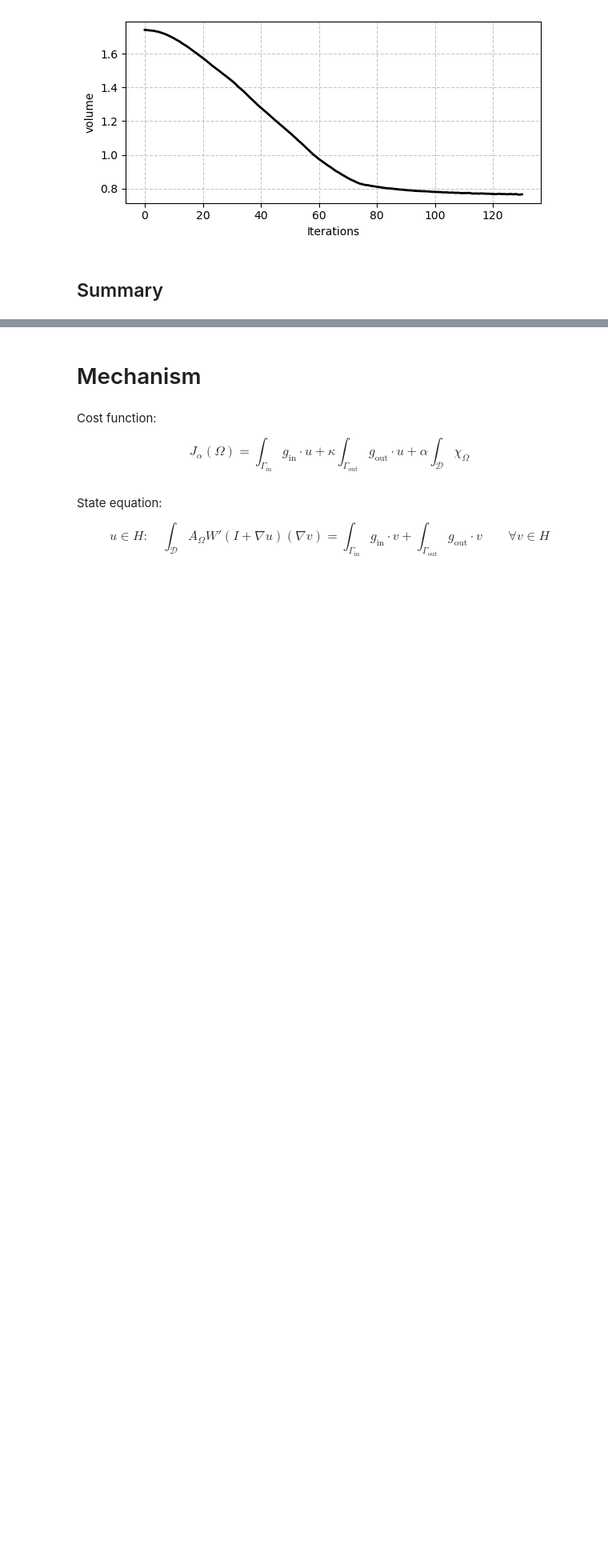
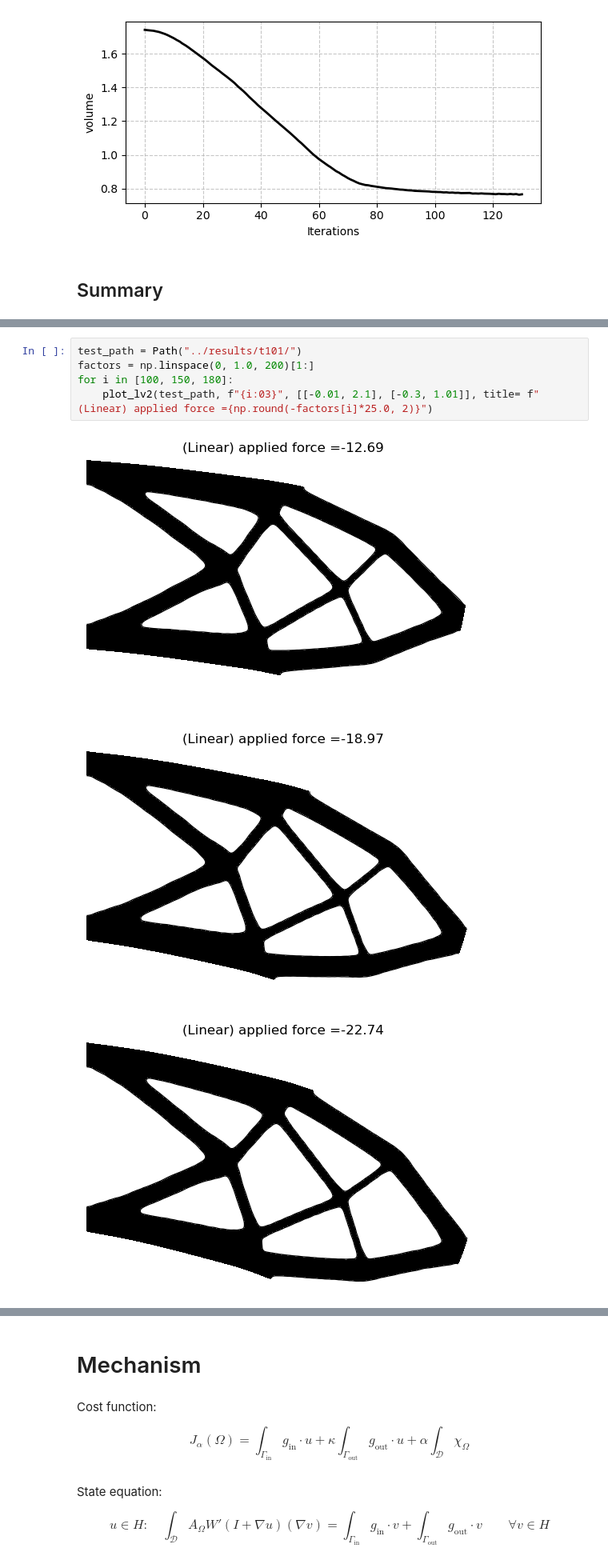
Before and after one commit to PhiFEM/phiFEM_FormOpt, a Jupyter notebook: code/Elasticity.ipynb, the cells around one changed output, grey strips where cells are left out. Shown at 80% size. Drawn from its saved outputs; the diff is of its cells as text; blank space fills up the shorter version.

```diff
--- a/code/Elasticity.ipynb
+++ b/code/Elasticity.ipynb
@@ -332,0 +430,9 @@ for test_path in [Path("../results/t101/"), Path("../results/t102/"), Path("../r
+# %%
+test_path = Path("../results/t101/")
+factors = np.linspace(0, 1.0, 200)[1:]
+for i in [100, 150, 180]:
+    plot_lv2(test_path, f"{i:03}", [[-0.01, 2.1], [-0.3, 1.01]], title= f"(Linear) applied force ={np.round(-factors[i]*25.0, 2)}")
+# %% [output]
+[figure, added]
+[figure, added]
+[figure, added]
```
Also changed, not shown: parts of 16 cells of this notebook, 8 other files.
